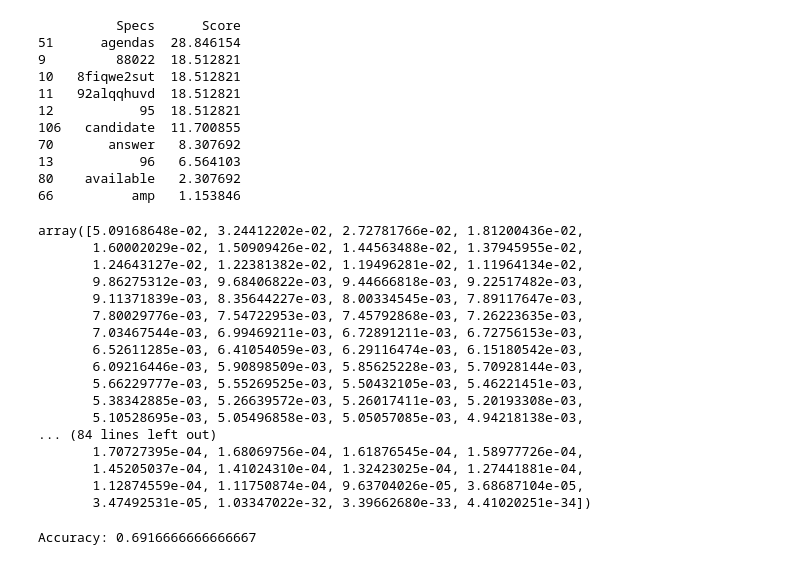
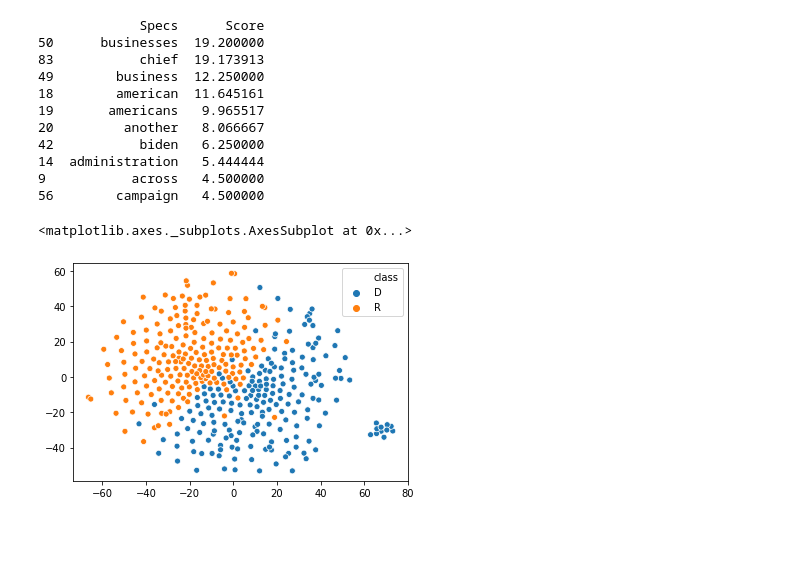
Before and after one commit to nspranav/The-Pollsters, a Jupyter notebook: countvectorizer.ipynb, the cells around one changed output. Cells and saved outputs as stored; diff of their text form; code cells hidden in the pictures; blank space fills up the shorter version.

Commit message:
PCA,tSNE and Modelling

```diff
--- a/countvectorizer.ipynb
+++ b/countvectorizer.ipynb
@@ -12,15 +18,12 @@ from sklearn import metrics
 # %%
 stop_words = set(nltk.corpus.stopwords.words("english"))
-
 with open('dems.txt', 'r',encoding='UTF8') as file:
     dem_text = [line.strip('\n') for line in file]
 
 with open('gop.txt', 'r',encoding='UTF8') as file:
     gop_text = [line.strip('\n') for line in file]
 
-vectorizer = CountVectorizer(input=dem_text + gop_text,
-                             stop_words=stop_words,
-                             max_features=1000)
+vectorizer = CountVectorizer(input=dem_text + gop_text,stop_words=stop_words,max_features=1000)
 dem_bow = vectorizer.fit_transform(dem_text)
 gop_bow = vectorizer.fit_transform(gop_text)
 # %%
@@ -76,0 +39,7 @@ KeyboardInterrupt:
+# %%
+#Consider only Alphabets and words with length >3
+df_columns=[]
+for i in df.columns:
+    if(len(i)>3 and i.isalpha()):
+        df_columns.append(i)
+df=df[df_columns]
@@ -77,29 +60,28 @@ KeyboardInterrupt:
 # %%
 from sklearn.feature_selection import SelectKBest
 from sklearn.feature_selection import chi2
-X = df.iloc[:,0:119]  #independent columns
-y = df.iloc[:,-1]    #target column i.e price range
+X = df.iloc[:,0:119]
+y = df.iloc[:,-1]
 #apply SelectKBest class to extract top 10 best features
 bestfeatures = SelectKBest(score_func=chi2, k=10)
 fit = bestfeatures.fit(X,y)
 dfscores = pd.DataFrame(fit.scores_)
 dfcolumns = pd.DataFrame(X.columns)
-#concat two dataframes for better visualization
 featureScores = pd.concat([dfcolumns,dfscores],axis=1)
-featureScores.columns = ['Specs','Score']  #naming the dataframe columns
+featureScores.columns = ['Specs','Score']
 print(featureScores.nlargest(10,'Score'))  #print 10 best features
 # %% [output]
-          Specs      Score
-51      agendas  28.846154
-9         88022  18.512821
-10   8fiqwe2sut  18.512821
-11   92alqqhuvd  18.512821
-12           95  18.512821
-106   candidate  11.700855
-70       answer   8.307692
-13           96   6.564103
-80    available   2.307692
-66          amp   1.153846
+             Specs      Score
+50      businesses  19.200000
+83           chief  19.173913
+49        business  12.250000
+18        american  11.645161
+19       americans   9.965517
+20         another   8.066667
+42           biden   6.250000
+14  administration   5.444444
+9           across   4.500000
+56        campaign   4.500000
 # %%
 X = df.loc[:, df.columns != 'class']  # Features
 y = df['class']
@@ -113,24 +95,6 @@ X = principalDf # Features
 y = df['class']
 # %%
 explained_variance = pca.explained_variance_ratio_
-explained_variance
+#explained_variance
-# %% [output]
-array([5.09168648e-02, 3.24412202e-02, 2.72781766e-02, 1.81200436e-02,
-       1.60002029e-02, 1.50909426e-02, 1.44563488e-02, 1.37945955e-02,
-       1.24643127e-02, 1.22381382e-02, 1.19496281e-02, 1.11964134e-02,
-       9.86275312e-03, 9.68406822e-03, 9.44666818e-03, 9.22517482e-03,
-       9.11371839e-03, 8.35644227e-03, 8.00334545e-03, 7.89117647e-03,
-       7.80029776e-03, 7.54722953e-03, 7.45792868e-03, 7.26223635e-03,
-       7.03467544e-03, 6.99469211e-03, 6.72891211e-03, 6.72756153e-03,
-       6.52611285e-03, 6.41054059e-03, 6.29116474e-03, 6.15180542e-03,
-       6.09216446e-03, 5.90898509e-03, 5.85625228e-03, 5.70928144e-03,
-       5.66229777e-03, 5.55269525e-03, 5.50432105e-03, 5.46221451e-03,
-       5.38342885e-03, 5.26639572e-03, 5.26017411e-03, 5.20193308e-03,
-       5.10528695e-03, 5.05496858e-03, 5.05057085e-03, 4.94218138e-03,
-... (84 lines left out)
-       1.70727395e-04, 1.68069756e-04, 1.61876545e-04, 1.58977726e-04,
-       1.45205037e-04, 1.41024310e-04, 1.32423025e-04, 1.27441881e-04,
-       1.12874559e-04, 1.11750874e-04, 9.63704026e-05, 3.68687104e-05,
-       3.47492531e-05, 1.03347022e-32, 3.39662680e-33, 4.41020251e-34])
 # %%
 # 70% training and 30% test
@@ -138,15 +101 @@ array([5.09168648e-02, 3.24412202e-02, 2.72781766e-02, 1.81200436e-02,
 X_train, X_test, y_train, y_test = train_test_split(X, y, test_size=0.3)
-# %%
-#Create a Gaussian Classifier
-gnb = GaussianNB()
-
-#Train the model using the training sets
-gnb.fit(X_train, y_train)
-
-#Predict the response for test dataset
-y_pred = gnb.predict(X_test)
-
-# Model Accuracy, how often is the classifier correct?
-print("Accuracy:",metrics.accuracy_score(y_test, y_pred))
-# %% [output]
-Accuracy: 0.6916666666666667
@@ -152,0 +105,5 @@ Accuracy: 0.6916666666666667
+# %%
+sns.scatterplot(X_embedded[:,0], X_embedded[:,1], hue=y, legend='full')
+# %% [output]
+<matplotlib.axes._subplots.AxesSubplot at 0x...>
+[figure, added]
```
Also changed, not shown: parts of 14 cells of this notebook.
